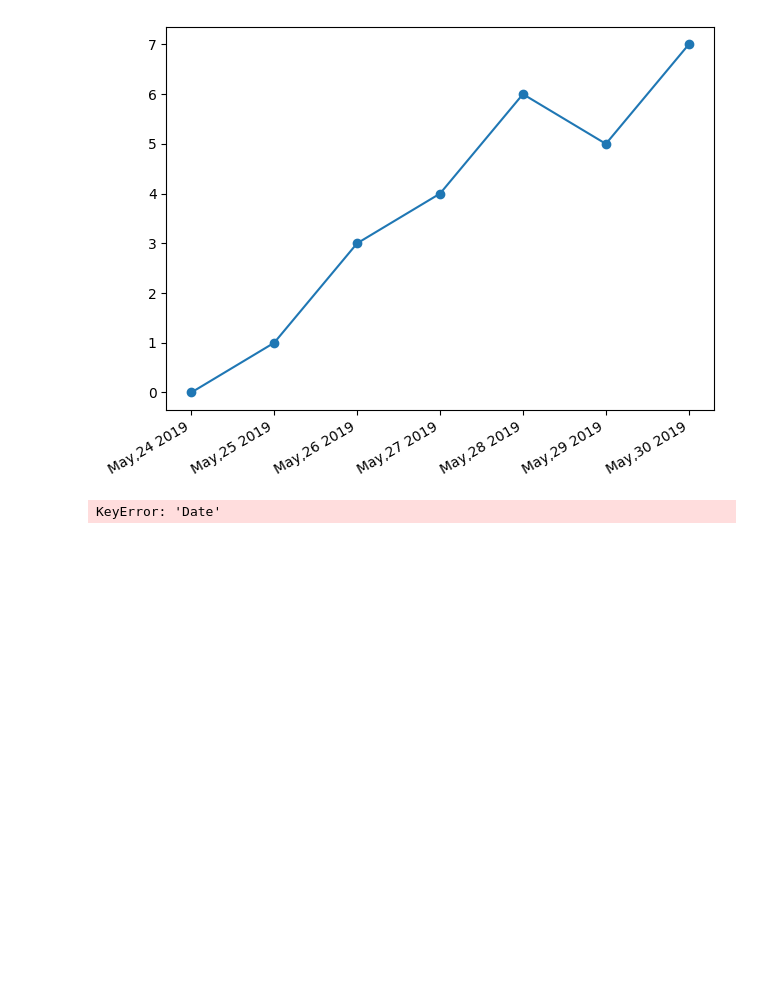
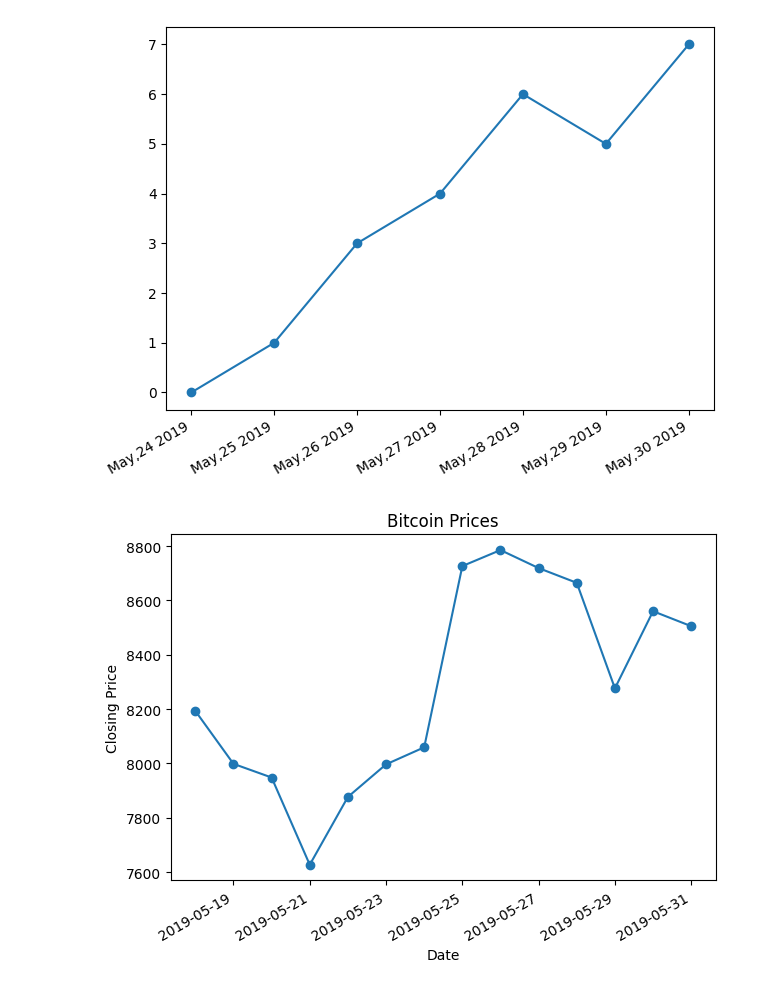
Before and after one commit to Sanj-bot/JourneyIntoTheWorldOfPython, a Jupyter notebook: Frameworks/MathPlotLib/matplotlib8.ipynb, the cells around one changed output. Drawn from its saved outputs; the diff is of its cells as text; code cells hidden in the pictures; blank space fills up the shorter version.

```diff
--- a/Frameworks/MathPlotLib/matplotlib8.ipynb
+++ b/Frameworks/MathPlotLib/matplotlib8.ipynb
@@ -38,29 +38,29 @@ plt.show()
 # %%
 import pandas as pd
 from datetime import datetime, timedelta
 from matplotlib import pyplot as plt
 from matplotlib import dates as mpl_dates
 
 # plt.style.use('seaborn')
 
-data = pd.read_csv('data.csv')
+data = pd.read_csv('data8.csv')
 
 data['Date'] = pd.to_datetime(data['Date'])
 data.sort_values('Date', inplace=True)
 
 price_date = data['Date']
 price_close = data['Close']
 
 plt.plot_date(price_date, price_close, linestyle='solid')
 
 plt.gcf().autofmt_xdate()
 
 plt.title('Bitcoin Prices')
 plt.xlabel('Date')
 plt.ylabel('Closing Price')
 
 plt.tight_layout()
 
 plt.show()
 # %% [output]
-KeyError: 'Date'
+[figure, added]
```
Also changed, not shown: 3 other files.
